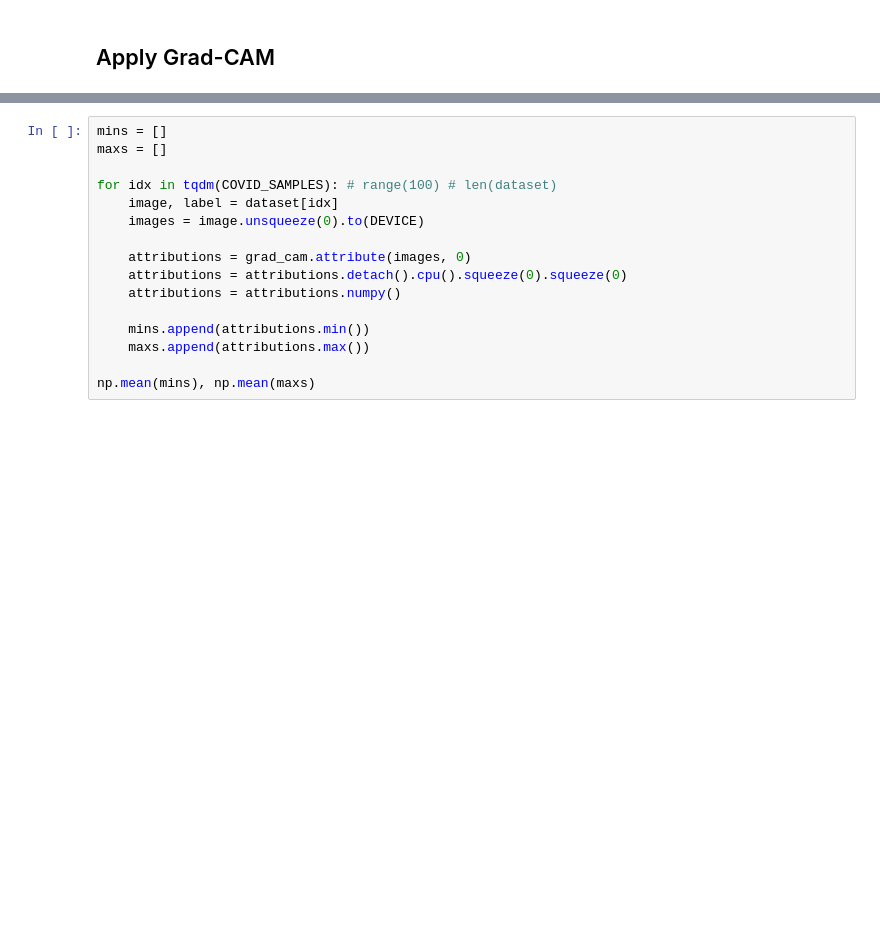
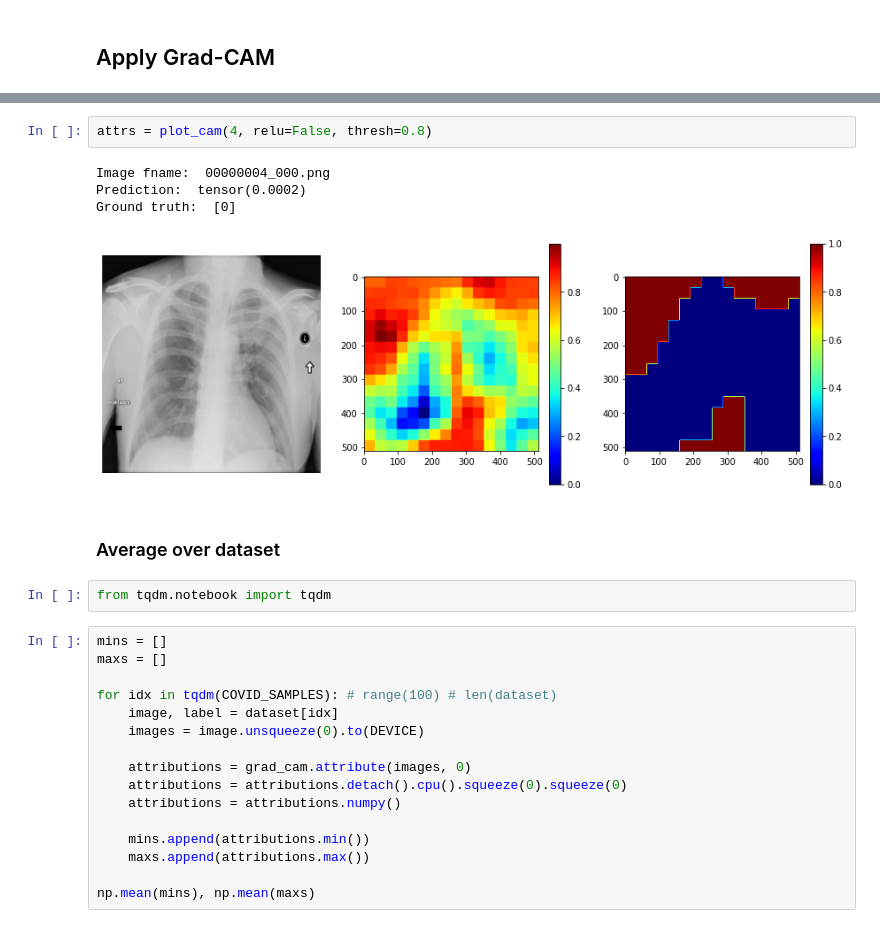
Before and after one commit to pdpino/medical-ai, a Jupyter notebook: medai/notebooks/demo_grad_cam.ipynb, the cells around one changed output, grey strips where cells are left out. Cells and saved outputs as stored; diff of their text form; blank space fills up the shorter version.

```diff
--- a/medai/notebooks/demo_grad_cam.ipynb
+++ b/medai/notebooks/demo_grad_cam.ipynb
@@ -171,3 +234,14 @@ Normalizing...  0.0 1.0
+# %%
+attrs = plot_cam(4, relu=False, thresh=0.8)
+# %% [output]
+Image fname:  00000004_000.png
+Prediction:  tensor(0.0002)
+Ground truth:  [0]
+[figure, added]
+# %% [markdown]
+### Average over dataset
+# %%
+from tqdm.notebook import tqdm
 # %%
 mins = []
 maxs = []
```
Also changed, not shown: parts of 35 cells of this notebook, 2 other files.
